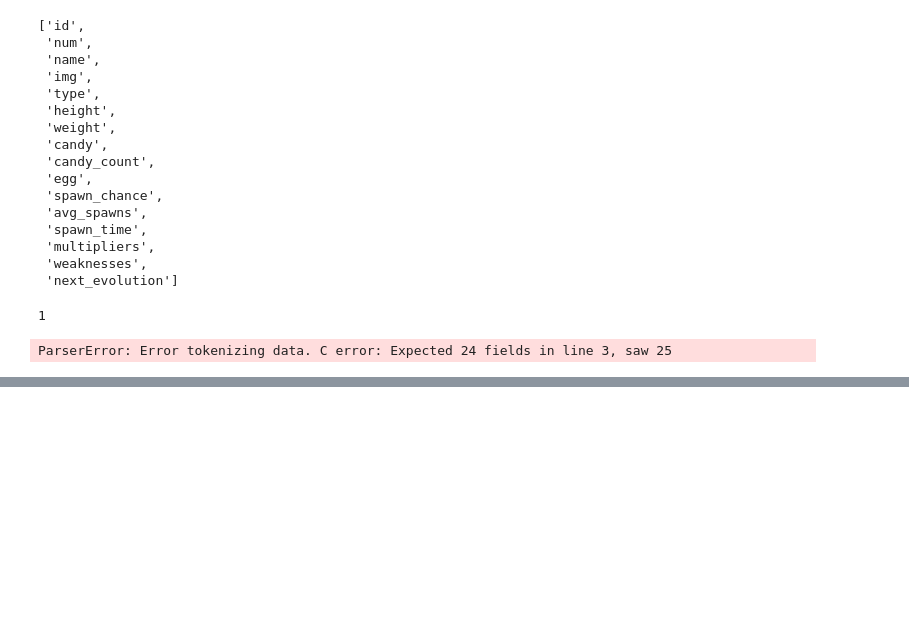
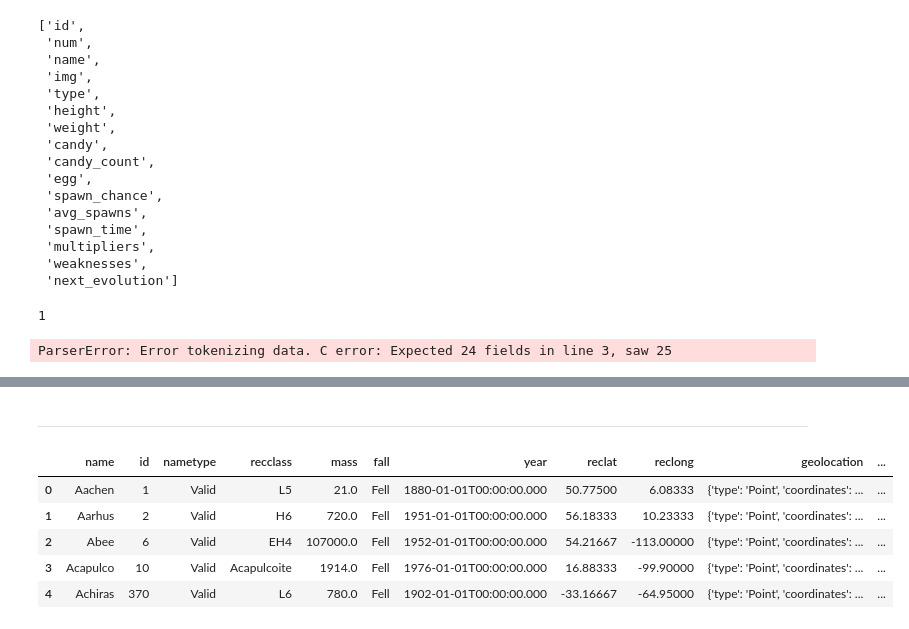
Before and after one commit to omkarpawar1430/Placement-Assignment-Omkar-Pawar, a Jupyter notebook: placement_assig_rough_work.ipynb, the cells around one changed output, grey strips where cells are left out. Saved outputs shown, nothing was run; the diff lists cells and outputs as text; code cells hidden in the pictures; blank space fills up the shorter version.

```diff
--- a/placement_assig_rough_work.ipynb
+++ b/placement_assig_rough_work.ipynb
@@ -138,0 +229,14 @@ ParserError: Error tokenizing data. C error: Expected 24 fields in line 3, saw 2
+# %% [markdown]
+-------------------------------
+# %%
+import pandas as pd
+Link = "https://data.nasa.gov/resource/y77d-th95.json"
+data = pd.read_json(Link, orient = "columns")
+data.head()
+# %% [output]
+|  | name | id | nametype | recclass | mass | fall | year | reclat | reclong | geolocation | ... |
+| 0 | Aachen | 1 | Valid | L5 | 21.0 | Fell | 1880-01-01T00:00:00.000 | 50.77500 | 6.08333 | {'type': 'Point', 'coordinates': ... | ... |
+| 1 | Aarhus | 2 | Valid | H6 | 720.0 | Fell | 1951-01-01T00:00:00.000 | 56.18333 | 10.23333 | {'type': 'Point', 'coordinates': ... | ... |
+| 2 | Abee | 6 | Valid | EH4 | 107000.0 | Fell | 1952-01-01T00:00:00.000 | 54.21667 | -113.00000 | {'type': 'Point', 'coordinates': ... | ... |
+| 3 | Acapulco | 10 | Valid | Acapulcoite | 1914.0 | Fell | 1976-01-01T00:00:00.000 | 16.88333 | -99.90000 | {'type': 'Point', 'coordinates': ... | ... |
+| 4 | Achiras | 370 | Valid | L6 | 780.0 | Fell | 1902-01-01T00:00:00.000 | -33.16667 | -64.95000 | {'type': 'Point', 'coordinates': ... | ... |
```
Also changed, not shown: parts of 38 cells of this notebook, 4 other files.
